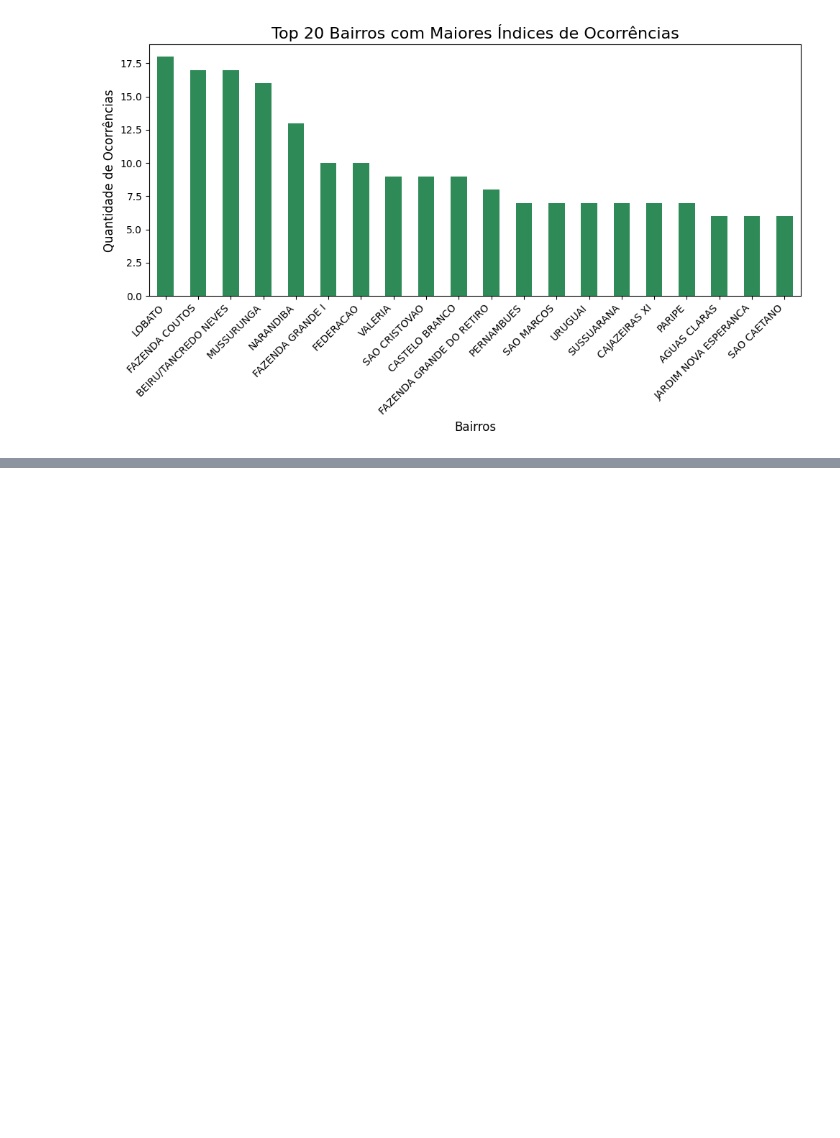
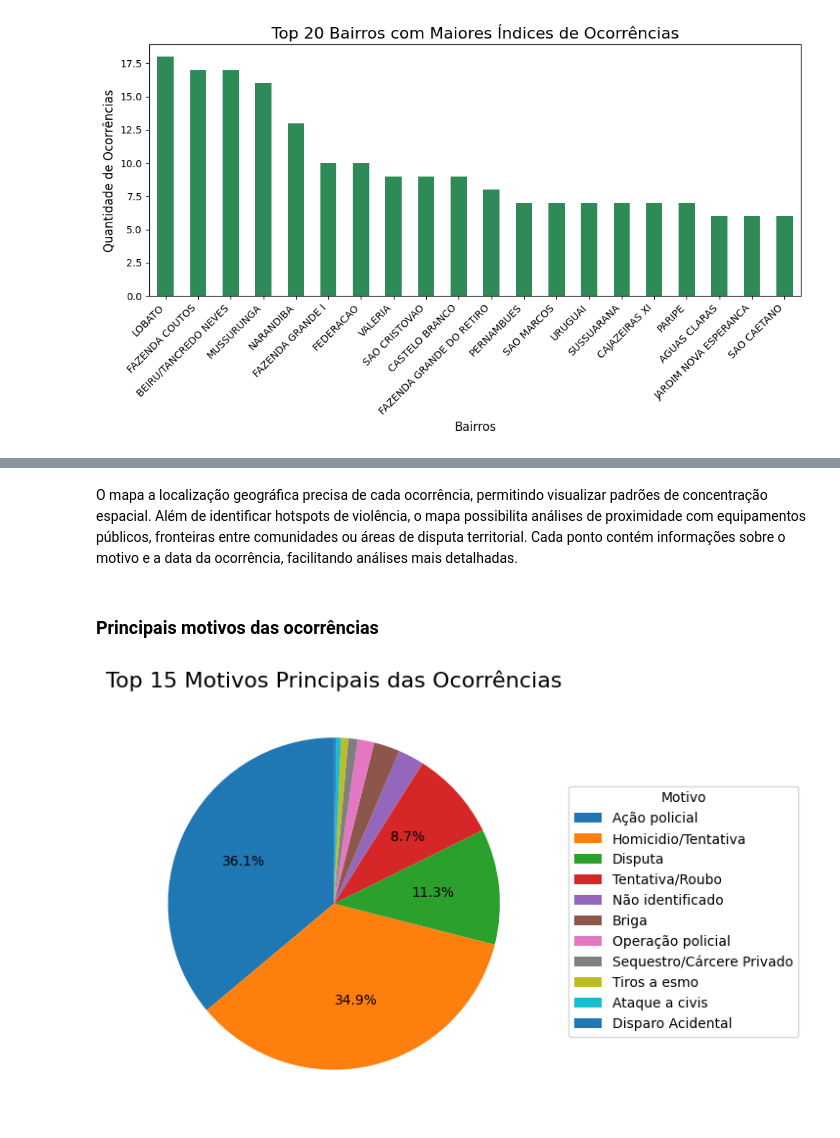
Before and after one commit to soupetersen/fogo_cruzado_analise, a Jupyter notebook: notebooks/analise.ipynb, the cells around one changed output, grey strips where cells are left out. Saved outputs shown, nothing was run; the diff lists cells and outputs as text; code cells hidden in the pictures; blank space fills up the shorter version.

```diff
--- a/notebooks/analise.ipynb
+++ b/notebooks/analise.ipynb
@@ -68,0 +174,36 @@ plt.show()
+# %% [markdown]
+O mapa a localização geográfica precisa de cada ocorrência, permitindo
+visualizar padrões de concentração espacial. Além de identificar hotspots de violência,
+o mapa possibilita análises de proximidade com equipamentos públicos, fronteiras entre
+comunidades ou áreas de disputa territorial. Cada ponto contém informações sobre o motivo
+e a data da ocorrência, facilitando análises mais detalhadas.
+# %% [markdown]
+### Principais motivos das ocorrências
+# %%
+df['main_reason'] = df['contextInfo'].apply(lambda x: x.get('mainReason', {}).get('name') if isinstance(x, dict) else None)
+
+main_reason_counts = df['main_reason'].value_counts().head(15)
+
+def autopct_hide_small(pct):
+  return ('%1.1f%%' % pct) if pct > 5 else ''
+
+ax = main_reason_counts.plot(
+  kind='pie',
+  autopct=autopct_hide_small,
+  startangle=90,
+  legend=False,
+  ylabel='',
+  y=1.05
+)
+plt.title('Top 15 Motivos Principais das Ocorrências', fontsize=16)
+plt.tight_layout()
+plt.legend(main_reason_counts.index, title="Motivo", bbox_to_anchor=(1.05, 0.8), loc='upper left')
+plt.setp(ax.texts, size=10)
+for text in ax.texts:
+  if "%" in text.get_text():
+    text.set_text(text.get_text())
+  else:
+    text.set_text("")
+plt.show()
+# %% [output]
+[figure, added]
```
Also changed, not shown: parts of 13 cells of this notebook.
